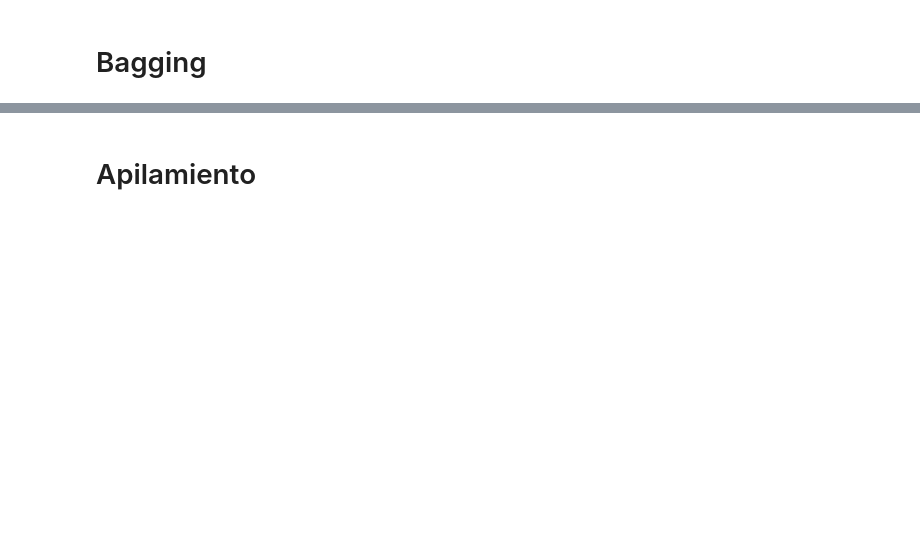
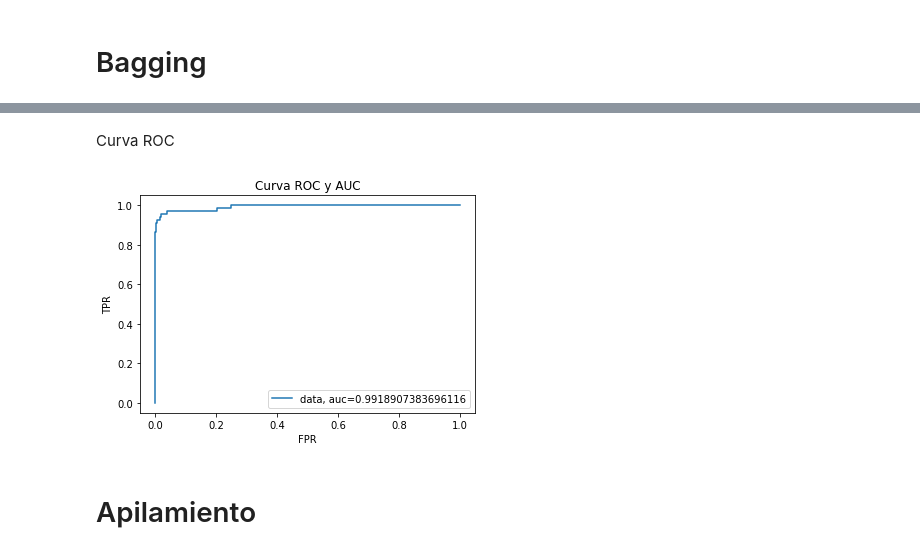
Before and after one commit to CarolinaMejiaMujica/Lending-Club-loan-data, a Jupyter notebook: implementacion de modelos.ipynb, the cells around one changed output, grey strips where cells are left out. Saved outputs shown, nothing was run; the diff lists cells and outputs as text; code cells hidden in the pictures; blank space fills up the shorter version.

```diff
--- a/implementacion de modelos.ipynb
+++ b/implementacion de modelos.ipynb
@@ -443,0 +677,7 @@ from sklearn.ensemble import RandomForestClassifier
+# %%
+# Volvemos a ajustar con el conjunto de entrenamiento + validación (entrenamiento con toda la data)
+mejor_modelo_B_CV.fit(X_trainval, Y_trainval)
+print('Conjunto de entrenamiento + validación:')
+print_binary_confusion_matrix(Y_trainval, mejor_modelo_B_CV.predict(X_trainval))
+print('Conjunto de prueba :')
+print_binary_confusion_matrix(Y_test, mejor_modelo_B_CV.predict(X_test))
@@ -444,9 +699,9 @@ from sklearn.ensemble import RandomForestClassifier
 # %%
 #####################Parámetros del modelo##########################
-max_features = [9, 10, 11]
-max_depth = [57, 60, 63]
-min_samples_leaf = [4]
-n_estimators = [1200]
+max_features = [ 8, 10, 12]
+max_depth = [20, 30, 40]
+min_samples_leaf = [1, 2, 4]
+n_estimators = [200, 400, 600]
 
 grid = {'n_estimators': n_estimators,
                'max_features': max_features,
@@ -482,3 +766,18 @@ print_binary_confusion_matrix(Y_test, mejor_modelo_B.predict(X_test))
+# %% [markdown]
+Curva ROC
+# %%
+# Cálculo del AUC y gráfica de la Curva ROC
+y_pred_proba = mejor_modelo_B.predict_proba(X_test)[::,1]
+fpr, tpr, th = roc_curve(Y_test,  y_pred_proba)
+auc = roc_auc_score(Y_test, y_pred_proba)
+plt.title("Curva ROC y AUC")
+plt.plot(fpr,tpr,label="data, auc="+str(auc))
+plt.xlabel("FPR")
+plt.ylabel("TPR")
+plt.legend(loc=4)
+plt.show()
+# %% [output]
+[figure, added]
 # %% [markdown]
 # Apilamiento
 # %%
```
Also changed, not shown: parts of 61 cells of this notebook.
